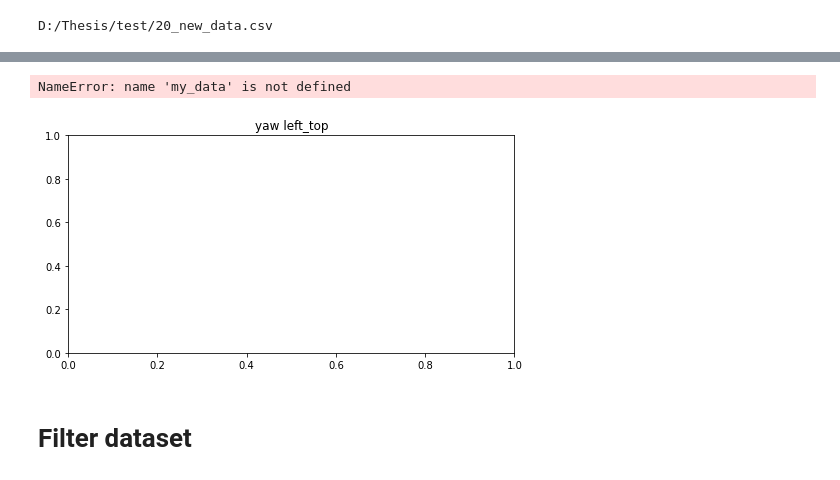
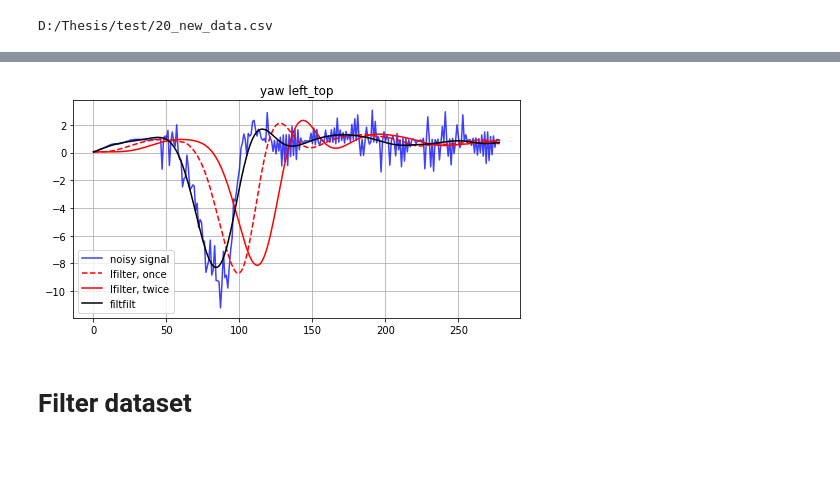
Before and after one commit to Demilaris/human_intention, a Jupyter notebook: IMU Preprocessing.ipynb, the cells around one changed output, grey strips where cells are left out. Drawn from its saved outputs; the diff is of its cells as text; code cells hidden in the pictures.

```diff
--- a/IMU Preprocessing.ipynb
+++ b/IMU Preprocessing.ipynb
@@ -421,0 +338,7 @@ matplot_plot_bb(fnch,'Back bot')
+# %%
+orientation_rt = -find_orientation(calibrated_rt)
+orientation_lt = find_orientation(calibrated_lt)
+orientation_bb = find_orientation(calibrated_bb)
+orientation_bt = find_orientation(calibrated_bt)
+orientation_rb = find_orientation(calibrated_rb)
+orientation_lb = find_orientation(calibrated_lb)
@@ -442,8 +422,7 @@ matplot_plot(fnch,'FNCH')
 # %%
 plt.figure(figsize=(8, 4))
 plt.title(f"yaw left_top")
-filtered_my_data=filter_scipy(my_data['yaw_lt'],True)
+filtered_my_data=filter_scipy(orientation_rt['yaw'],True)
 # %% [output]
-NameError: name 'my_data' is not defined
-[figure, old version]
+[figure, new version]
 # %%
```
Also changed, not shown: parts of 25 cells of this notebook, 5 other files.
